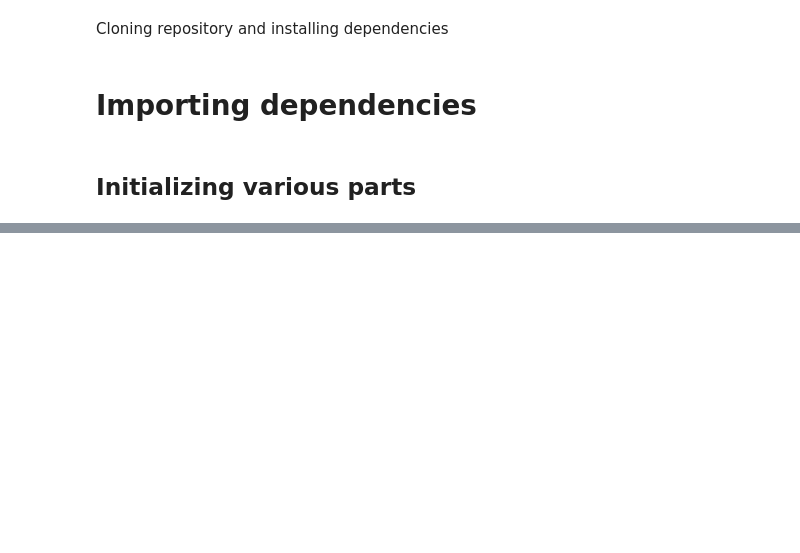
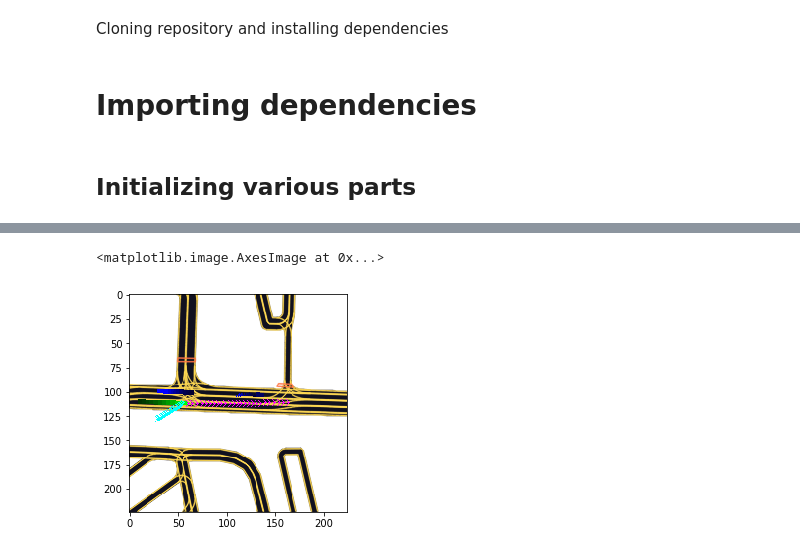
Before and after one commit to VahidZee/ReasonAwareRasterizedTrajectoryPrediction, a Jupyter notebook: notebook.ipynb, the cells around one changed output, grey strips where cells are left out. Saved outputs shown, nothing was run; the diff lists cells and outputs as text; code cells hidden in the pictures; blank space fills up the shorter version.

Commit message:
add python running script, add batch visualization to trainer

```diff
--- a/notebook.ipynb
+++ b/notebook.ipynb
@@ -29,13 +31,12 @@ from raster import BaseResnet, BaseTrainerModule, LyftDataModule
 # %% [markdown]
 ## Initializing various parts
 # %%
-config = load_config_data('./config.yaml')
-datamodule = LyftDataModule('/Users/vahidzee/Desktop/lyft_data', config)
-model = BaseResnet(
-    in_channels = ( config["model_params"]["history_num_frames"] + 1) * 2 + 3,
-    out_dim = 2 * config["model_params"]["future_num_frames"],
-    model_type = config['model_params']['model_architecture'],
-    pretrained = True,
-)
-training_procedure = BaseTrainerModule(model=model)
+config = load_config_data('/Users/vahidzee/Desktop/EPFL/raster/raster-git/config.yaml')
+datamodule = LyftDataModule('/Users/vahidzee/Desktop/lyft_data/', config)
+training_procedure = BaseTrainerModule(config)
 training_procedure.datamodule = datamodule
+# %%
+# from raster.utils import find_batch_extremes
+datamodule.setup()
+datamodule.batch_size= 23
+batch = next(iter(datamodule.val_dataloader()))
@@ -41,0 +168,7 @@ training_procedure.datamodule = datamodule
+# %%
+result = draw_batch(datamodule.train_data.rasterizer, batch)
+# %%
+plt.imshow(result[5])
+# %% [output]
+<matplotlib.image.AxesImage at 0x...>
+[figure, added]
```
Also changed, not shown: parts of 26 cells of this notebook, 4 other files.
